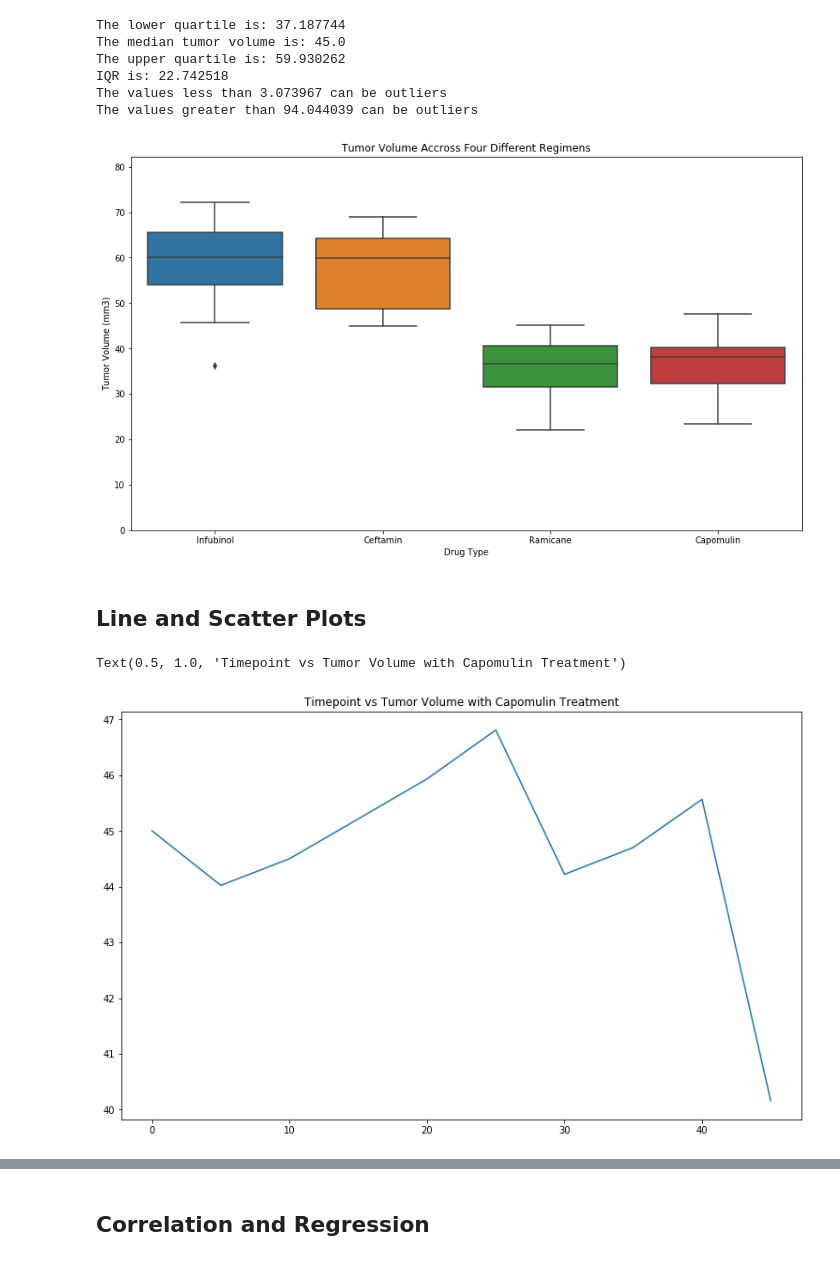
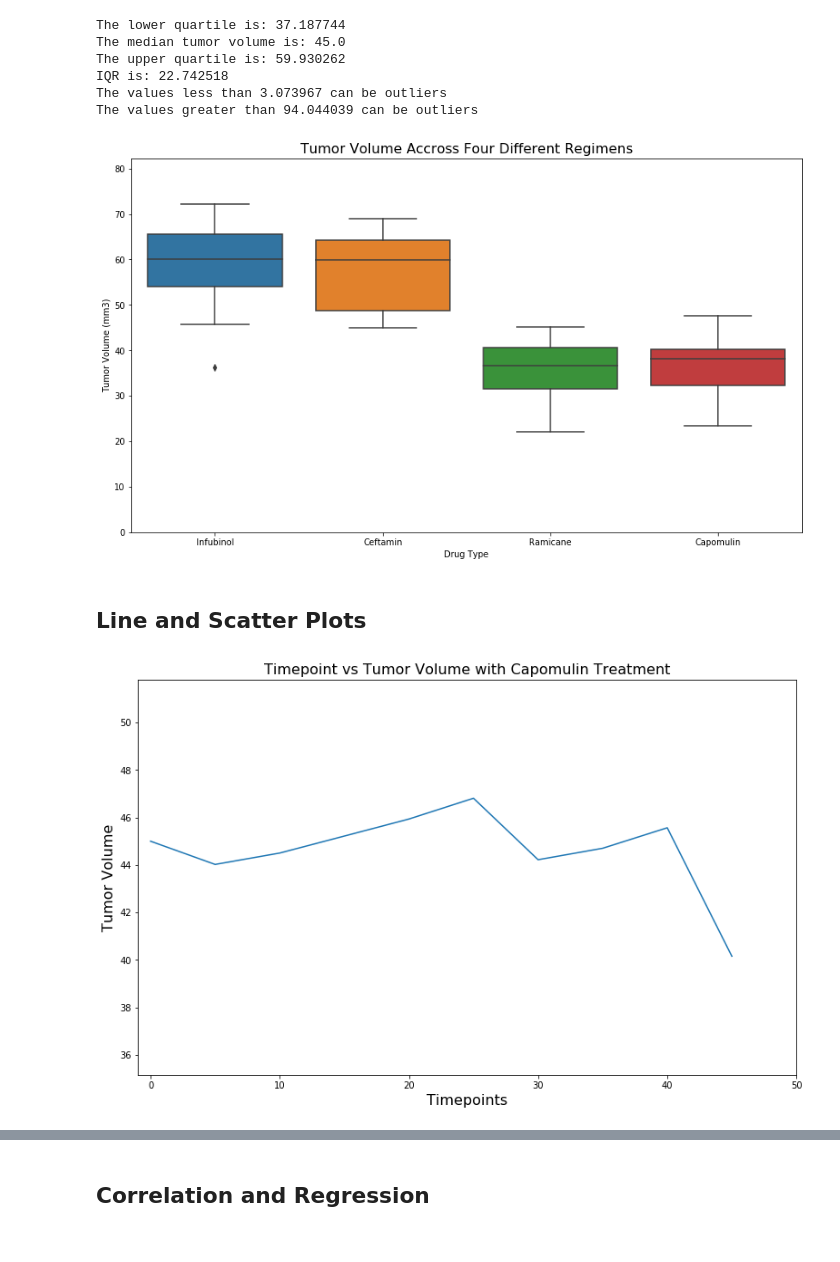
Before and after one commit to yaitouny/SMU_homework, a Jupyter notebook: 05-Matplotlib/Matplotlob - The Power of Plots/Pymaceuticals/pymaceuticals_starter.ipynb, the cells around one changed output, grey strips where cells are left out. Saved outputs shown, nothing was run; the diff lists cells and outputs as text; code cells hidden in the pictures.

```diff
--- a/05-Matplotlib/Matplotlob - The Power of Plots/Pymaceuticals/pymaceuticals_starter.ipynb
+++ b/05-Matplotlib/Matplotlob - The Power of Plots/Pymaceuticals/pymaceuticals_starter.ipynb
@@ -258,26 +259,31 @@ The values greater than 94.044039 can be outliers
 # Generate a box plot of the final tumor volume of each mouse across four regimens of interest
 volume = final_volume["Tumor Volume (mm3)"]
 plt.figure(figsize=(14, 8))
-plt.title("Tumor Volume Accross Four Different Regimens")
+plt.title("Tumor Volume Accross Four Different Regimens", fontsize = 16)
 plt.ylim(0, max(volume)+10)
 sns.boxplot(data=tumor_df, x = 'Drug Type', y = 'Tumor Volume (mm3)')
 
 plt.savefig("../Images/BoxPlot.png")
 plt.show()
 # %% [output]
-[figure, old version]
+[figure, new version]
 # %% [markdown]
 ## Line and Scatter Plots
 # %%
 # Generate a line plot of time point versus tumor volume for a mouse treated with Capomulin
 df3 = new_df.loc[new_df["Mouse ID"].isin(["g316"])]
 plt.figure(figsize=(13,8))
+
 plt.plot( "Timepoint", "Tumor Volume (mm3)", data=df3)
-plt.title("Timepoint vs Tumor Volume with Capomulin Treatment")
-#plt.savefig("../Images/LinePlot.png")
+plt.title("Timepoint vs Tumor Volume with Capomulin Treatment",fontsize=16)
+plt.xlabel("Timepoints",fontsize=16)
+plt.ylabel("Tumor Volume",fontsize=16)
+
+plt.xlim(-1, max(df3["Timepoint"]) + 5)
+plt.ylim(min(df3["Tumor Volume (mm3)"])-4.99, max(df3["Tumor Volume (mm3)"])+4.99)
+plt.savefig("../Images/LinePlot.png")
 # %% [output]
-Text(0.5, 1.0, 'Timepoint vs Tumor Volume with Capomulin Treatment')
-[figure, old version]
+[figure, new version]
 # %%
 # Generate a scatter plot of mouse weight versus average tumor volume for the Capomulin regimen
 df4 = new_df.loc[new_df["Drug Regimen"].isin(["Capomulin"])]
```
Also changed, not shown: parts of 10 cells of this notebook, 4 other files.
